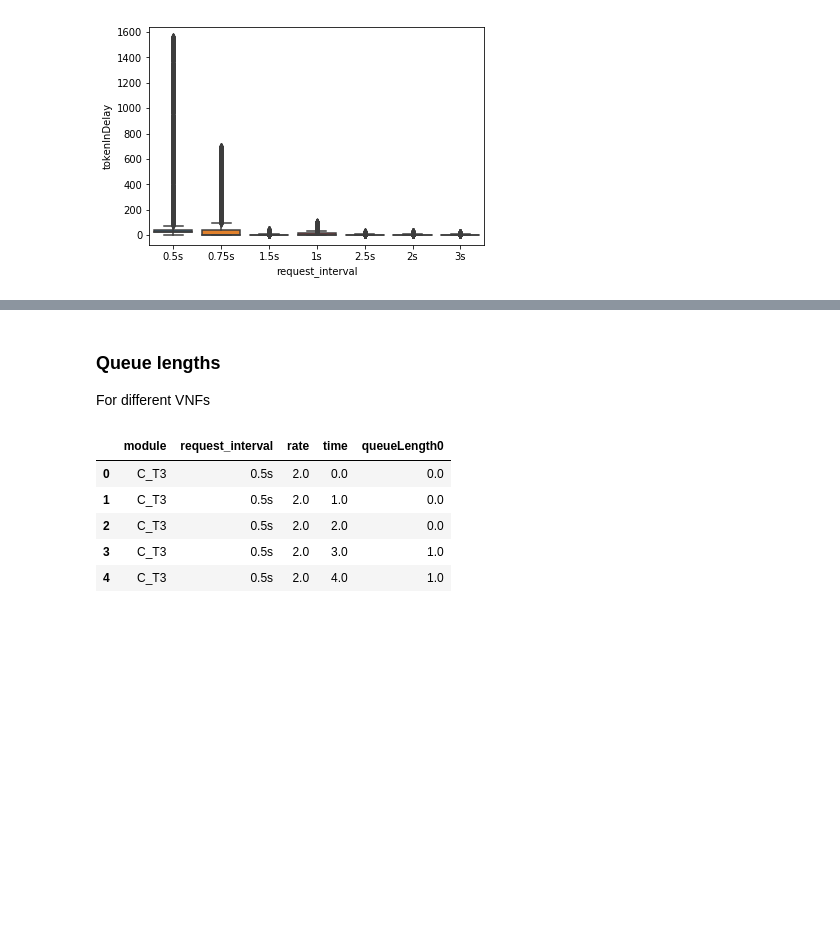
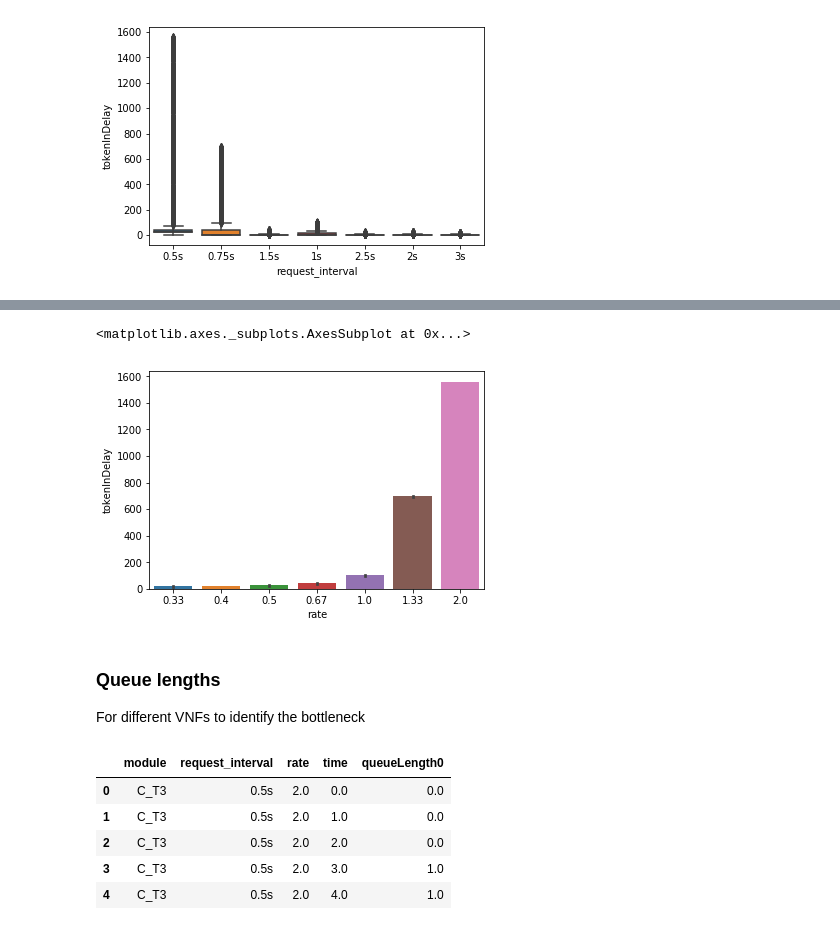
Before and after one commit to CN-UPB/ns-simulation-compiler, a Jupyter notebook: eval/max_rate.ipynb, the cells around one changed output, grey strips where cells are left out. Cells and saved outputs as stored; diff of their text form; code cells hidden in the pictures; blank space fills up the shorter version.

```diff
--- a/eval/max_rate.ipynb
+++ b/eval/max_rate.ipynb
@@ -114,6 +121,11 @@ sns.boxplot('rate', 'tokenInDelay', data=end2end_delays)
+# %%
+sns.barplot('rate', 'tokenInDelay', data=end2end_delays, estimator=max)
+# %% [output]
+<matplotlib.axes._subplots.AxesSubplot at 0x...>
+[figure, added]
 # %% [markdown]
 ### Queue lengths
-For different VNFs
+For different VNFs to identify the bottleneck
 # %%
 qlengths = vector_values(vecs, 'queueLength0', only_modules=['C_T0', 'S_T0', 'V_T0', 'A_T0', 'C_T3'])
 qlengths.head()
```
Also changed, not shown: parts of 3 cells of this notebook, 4 other files.
